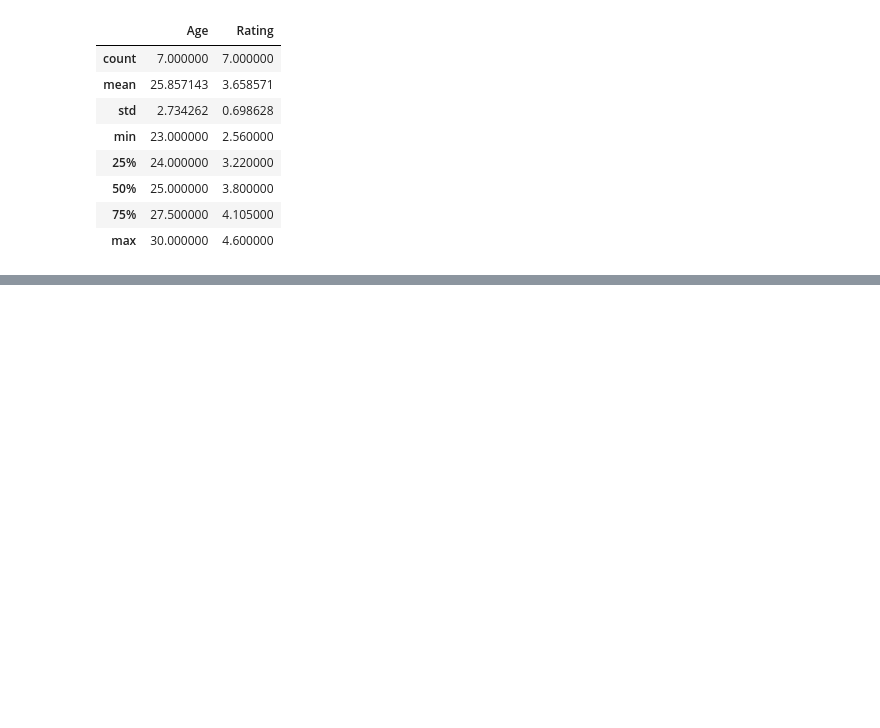
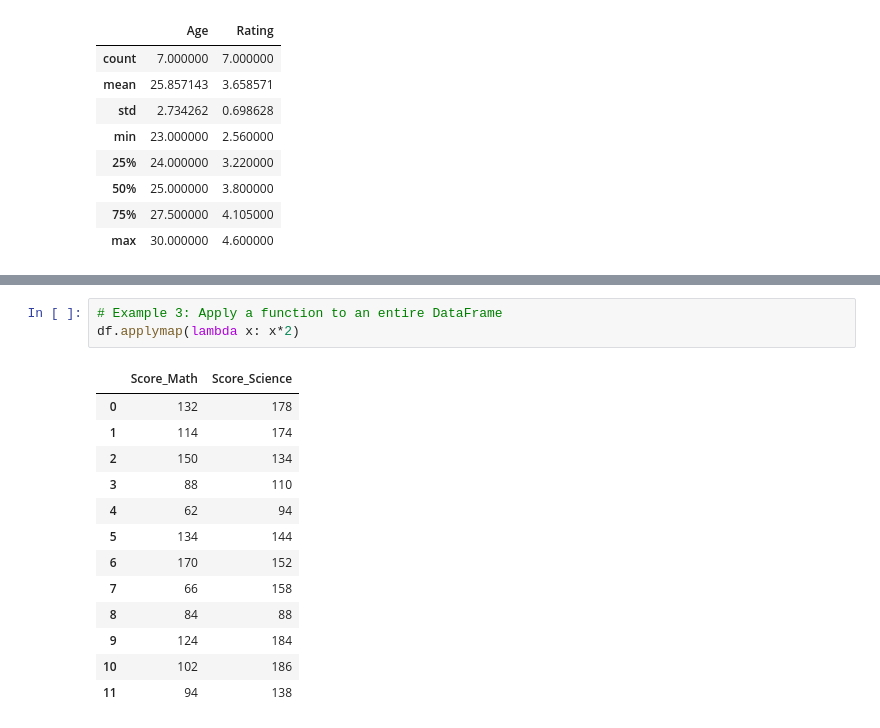
Before and after one commit to mga321/tutorialspoint_notebooks, a Jupyter notebook: pandas.ipynb, the cells around one changed output, grey strips where cells are left out. Drawn from its saved outputs; the diff is of its cells as text; blank space fills up the shorter version.

```diff
--- a/pandas.ipynb
+++ b/pandas.ipynb
@@ -641,0 +707,17 @@ df.describe(include='all')
+# %%
+# Example 3: Apply a function to an entire DataFrame
+df.applymap(lambda x: x*2)
+# %% [output]
+|  | Score_Math | Score_Science |
+| 0 | 132 | 178 |
+| 1 | 114 | 174 |
+| 2 | 150 | 134 |
+| 3 | 88 | 110 |
+| 4 | 62 | 94 |
+| 5 | 134 | 144 |
+| 6 | 170 | 152 |
+| 7 | 66 | 158 |
+| 8 | 84 | 88 |
+| 9 | 124 | 184 |
+| 10 | 102 | 186 |
+| 11 | 94 | 138 |
```
Also changed, not shown: parts of 12 cells of this notebook.
